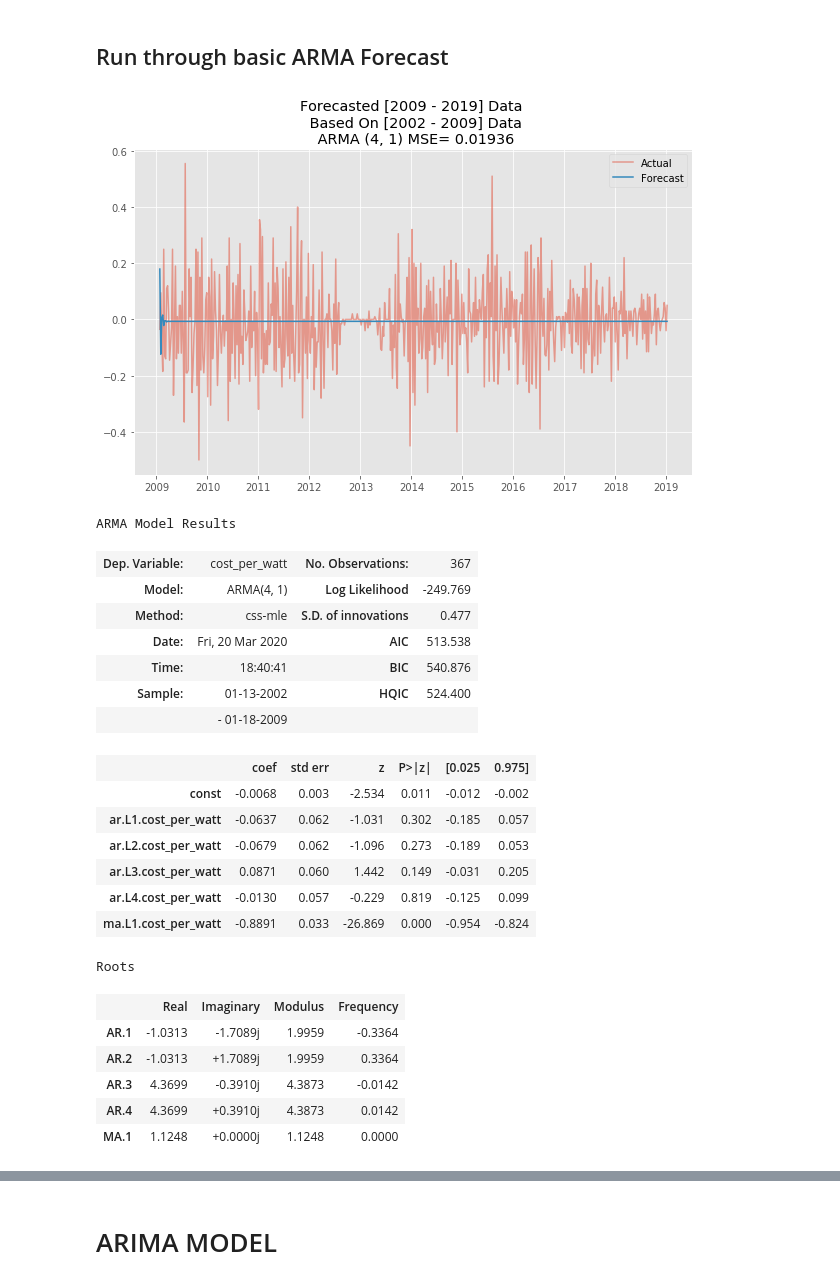
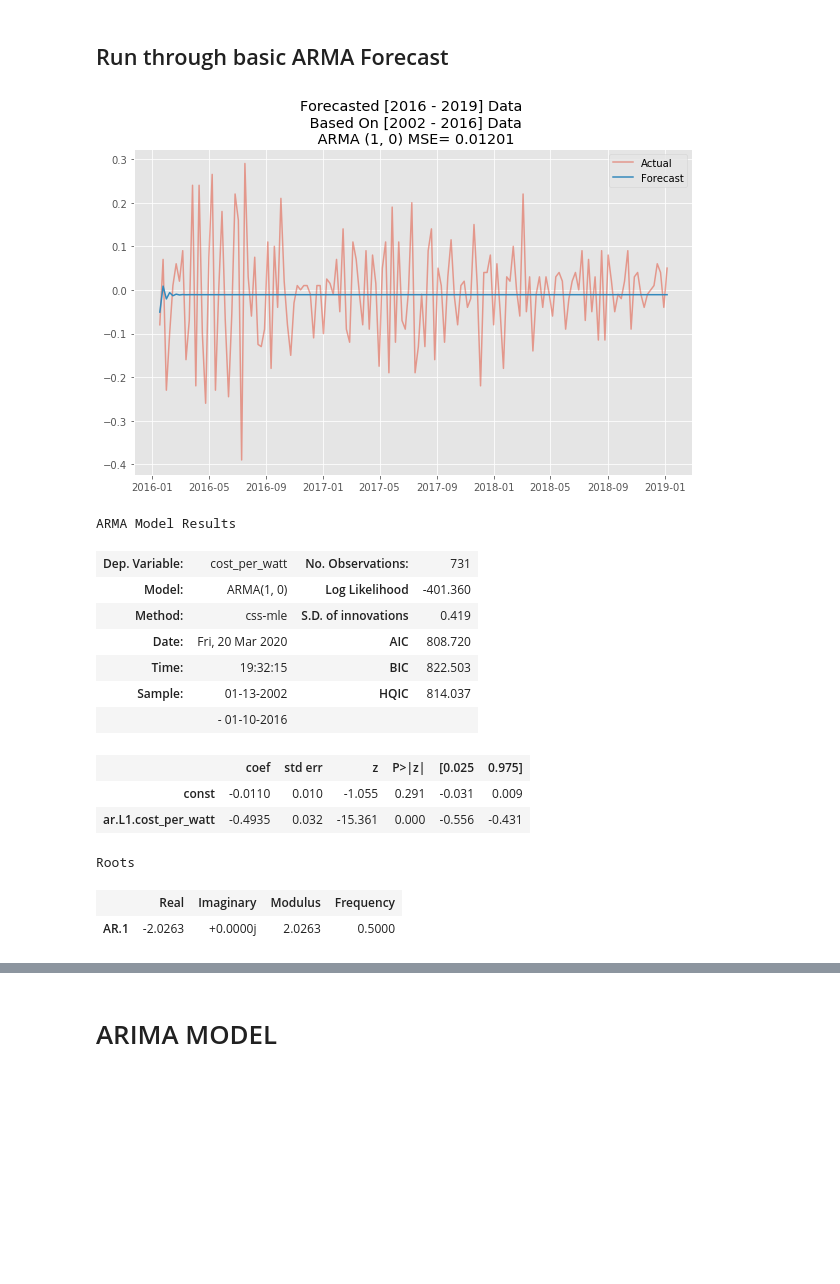
Before and after one commit to jrpaige/Solar, a Jupyter notebook: Solar_TS_Model.ipynb, the cells around one changed output, grey strips where cells are left out. Cells and saved outputs as stored; diff of their text form; code cells hidden in the pictures; blank space fills up the shorter version.

```diff
--- a/Solar_TS_Model.ipynb
+++ b/Solar_TS_Model.ipynb
@@ -163,32 +140,24 @@ Critical Value (10%)          -2.568552e+00
 dtype: float64
 # %% [markdown]
 ## Run through basic ARMA Forecast
-# %%
-arma_try = ARMA_model(diff, (4,1), 10)
-arma_try.summary()
-# %% [output]
-[figure, removed]
-ARMA Model Results
-| Dep. Variable: | cost_per_watt | No. Observations: | 367 |
-| Model: | ARMA(4, 1) | Log Likelihood | -249.769 |
-| Method: | css-mle | S.D. of innovations | 0.477 |
-| Date: | Fri, 20 Mar 2020 | AIC | 513.538 |
-| Time: | 18:40:41 | BIC | 540.876 |
-| Sample: | 01-13-2002 | HQIC | 524.400 |
-|  | - 01-18-2009 |  |  |
-|  | coef | std err | z | P>|z| | [0.025 | 0.975] |
-| const | -0.0068 | 0.003 | -2.534 | 0.011 | -0.012 | -0.002 |
-| ar.L1.cost_per_watt | -0.0637 | 0.062 | -1.031 | 0.302 | -0.185 | 0.057 |
-| ar.L2.cost_per_watt | -0.0679 | 0.062 | -1.096 | 0.273 | -0.189 | 0.053 |
-| ar.L3.cost_per_watt | 0.0871 | 0.060 | 1.442 | 0.149 | -0.031 | 0.205 |
-| ar.L4.cost_per_watt | -0.0130 | 0.057 | -0.229 | 0.819 | -0.125 | 0.099 |
-| ma.L1.cost_per_watt | -0.8891 | 0.033 | -26.869 | 0.000 | -0.954 | -0.824 |
-Roots
-|  | Real | Imaginary | Modulus | Frequency |
-| AR.1 | -1.0313 | -1.7089j | 1.9959 | -0.3364 |
-| AR.2 | -1.0313 | +1.7089j | 1.9959 | 0.3364 |
-| AR.3 | 4.3699 | -0.3910j | 4.3873 | -0.0142 |
-| AR.4 | 4.3699 | +0.3910j | 4.3873 | 0.0142 |
-| MA.1 | 1.1248 | +0.0000j | 1.1248 | 0.0000 |
 # %%
 %autoreload
+# %%
+arma_try = ARMA_model(diff, (1,0), 3)
+arma_try.summary()
+# %% [output]
+[figure, added]
+ARMA Model Results
+| Dep. Variable: | cost_per_watt | No. Observations: | 731 |
+| Model: | ARMA(1, 0) | Log Likelihood | -401.360 |
+| Method: | css-mle | S.D. of innovations | 0.419 |
+| Date: | Fri, 20 Mar 2020 | AIC | 808.720 |
+| Time: | 19:32:15 | BIC | 822.503 |
+| Sample: | 01-13-2002 | HQIC | 814.037 |
+|  | - 01-10-2016 |  |  |
+|  | coef | std err | z | P>|z| | [0.025 | 0.975] |
+| const | -0.0110 | 0.010 | -1.055 | 0.291 | -0.031 | 0.009 |
+| ar.L1.cost_per_watt | -0.4935 | 0.032 | -15.361 | 0.000 | -0.556 | -0.431 |
+Roots
+|  | Real | Imaginary | Modulus | Frequency |
+| AR.1 | -2.0263 | +0.0000j | 2.0263 | 0.5000 |
```
Also changed, not shown: parts of 12 cells of this notebook, 2 other files.
